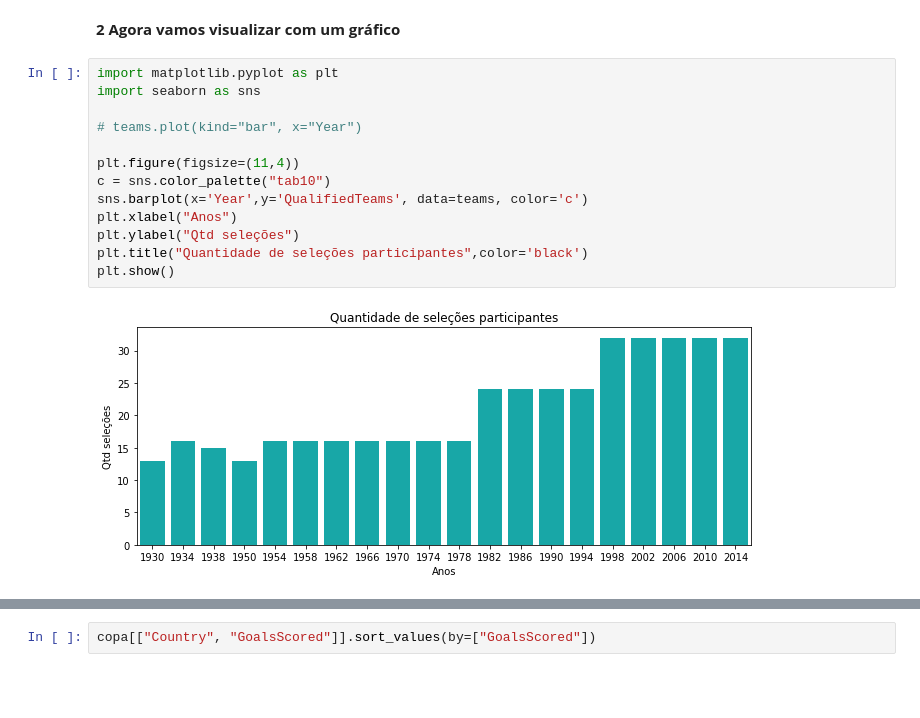
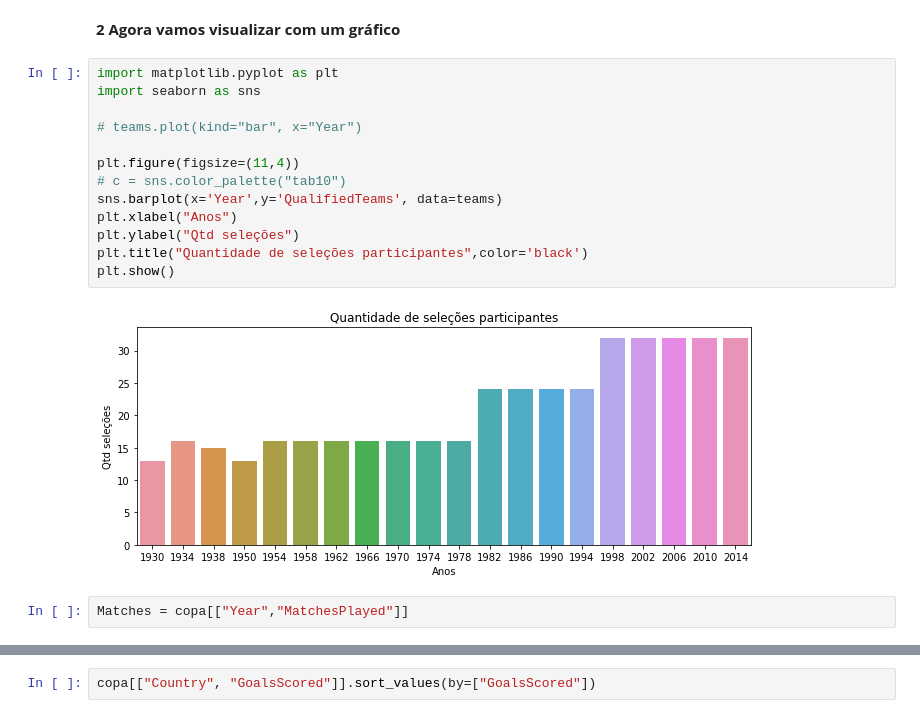
Before and after one commit to Hugox96/Analise_Copas, a Jupyter notebook: Copa.ipynb, the cells around one changed output, grey strips where cells are left out. Cells and saved outputs as stored; diff of their text form; blank space fills up the shorter version.

```diff
--- a/Copa.ipynb
+++ b/Copa.ipynb
@@ -71,15 +72,17 @@ teams
 # %%
 import matplotlib.pyplot as plt
 import seaborn as sns
 
 # teams.plot(kind="bar", x="Year")
 
 plt.figure(figsize=(11,4))
-c = sns.color_palette("tab10")
-sns.barplot(x='Year',y='QualifiedTeams', data=teams, color='c')
+# c = sns.color_palette("tab10")
+sns.barplot(x='Year',y='QualifiedTeams', data=teams)
 plt.xlabel("Anos")
 plt.ylabel("Qtd seleções")
 plt.title("Quantidade de seleções participantes",color='black')
 plt.show()
 # %% [output]
-[figure, old version]
+[figure, new version]
+# %%
+Matches = copa[["Year","MatchesPlayed"]]
```
Also changed, not shown: parts of 5 cells of this notebook, 2 other files.
